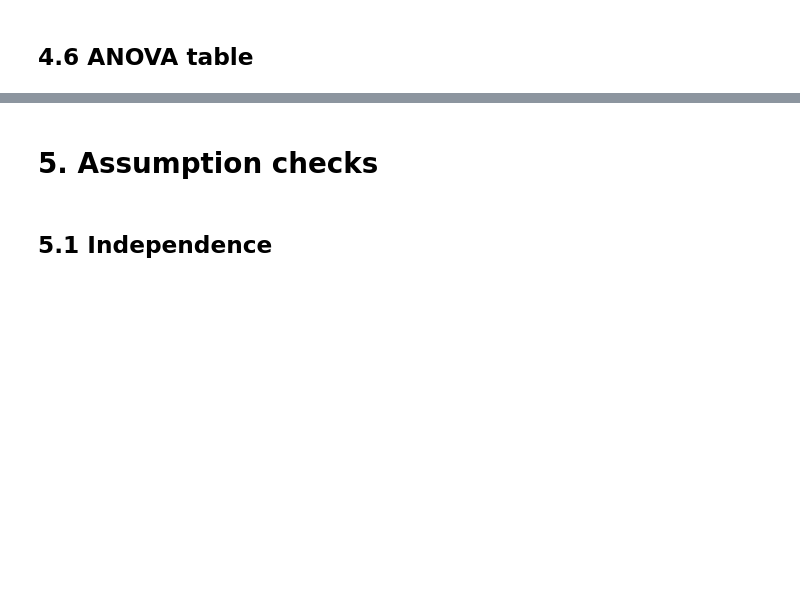
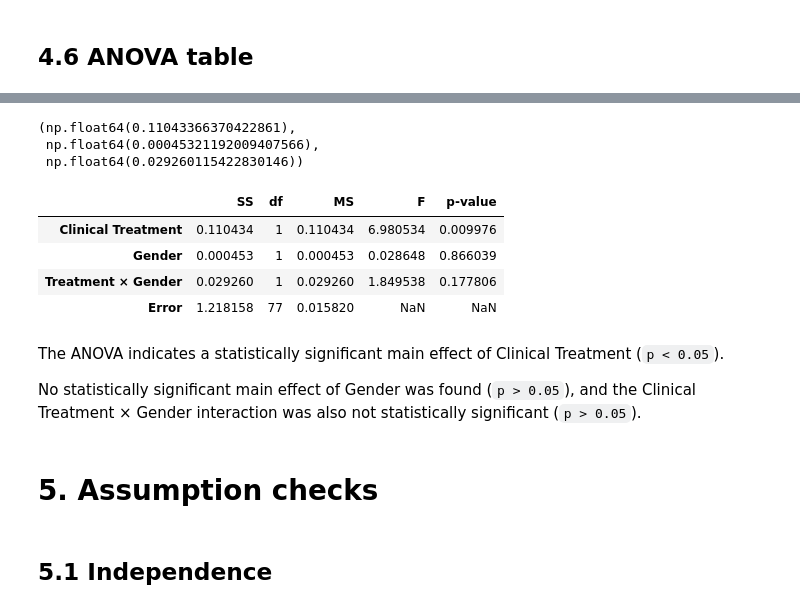
Before and after one commit to pmendez252/data_science-hypothesis_testing, a Jupyter notebook: notebooks/03_final_anova.ipynb, the cells around one changed output, grey strips where cells are left out. Saved outputs shown, nothing was run; the diff lists cells and outputs as text; code cells hidden in the pictures; blank space fills up the shorter version.

```diff
--- a/notebooks/03_final_anova.ipynb
+++ b/notebooks/03_final_anova.ipynb
@@ -126,0 +503,4 @@ These observations will be formally tested with the two-factor ANOVA.
+# %%
+F_gender = gender_contrast**2 / var_gender
+
+F_gender
@@ -126,0 +509,8 @@ These observations will be formally tested with the two-factor ANOVA.
+# %%
+p_gender = 1 - f.cdf(
+    F_gender,
+    1,
+    df_error
+)
+
+p_gender
@@ -129,3 +537,68 @@ These observations will be formally tested with the two-factor ANOVA.
+# %%
+SS_treatment = F_treatment * MSE
+SS_gender = F_gender * MSE
+SS_interaction = F_interaction * MSE
+
+SS_treatment, SS_gender, SS_interaction
+# %% [output]
+(np.float64(0.11043366370422861),
+ np.float64(0.00045321192009407566),
+ np.float64(0.029260115422830146))
+# %%
+anova_table = pd.DataFrame({
+    "SS": [
+        SS_treatment,
+        SS_gender,
+        SS_interaction,
+        SS_error
+    ],
+
+    "df": [
+        1,
+        1,
+        1,
+        df_error
+    ],
+
+    "MS": [
+        SS_treatment,
+        SS_gender,
+        SS_interaction,
+        MSE
+    ],
+
+    "F": [
+        F_treatment,
+        F_gender,
+        F_interaction,
+        np.nan
+    ],
+
+    "p-value": [
+        p_treatment,
+        p_gender,
+        p_interaction,
+        np.nan
+    ]
+},
+index=[
+    "Clinical Treatment",
+    "Gender",
+    "Treatment × Gender",
+    "Error"
+])
+
+anova_table
+# %% [output]
+|  | SS | df | MS | F | p-value |
+| Clinical Treatment | 0.110434 | 1 | 0.110434 | 6.980534 | 0.009976 |
+| Gender | 0.000453 | 1 | 0.000453 | 0.028648 | 0.866039 |
+| Treatment × Gender | 0.029260 | 1 | 0.029260 | 1.849538 | 0.177806 |
+| Error | 1.218158 | 77 | 0.015820 | NaN | NaN |
+# %% [markdown]
+The ANOVA indicates a statistically significant main effect of Clinical Treatment (`p < 0.05`).
+
+No statistically significant main effect of Gender was found (`p > 0.05`), and the Clinical Treatment × Gender interaction was also not statistically significant (`p > 0.05`).
 # %% [markdown]
 # 5. Assumption checks
 # %% [markdown]
```
Also changed, not shown: parts of 59 cells of this notebook.
